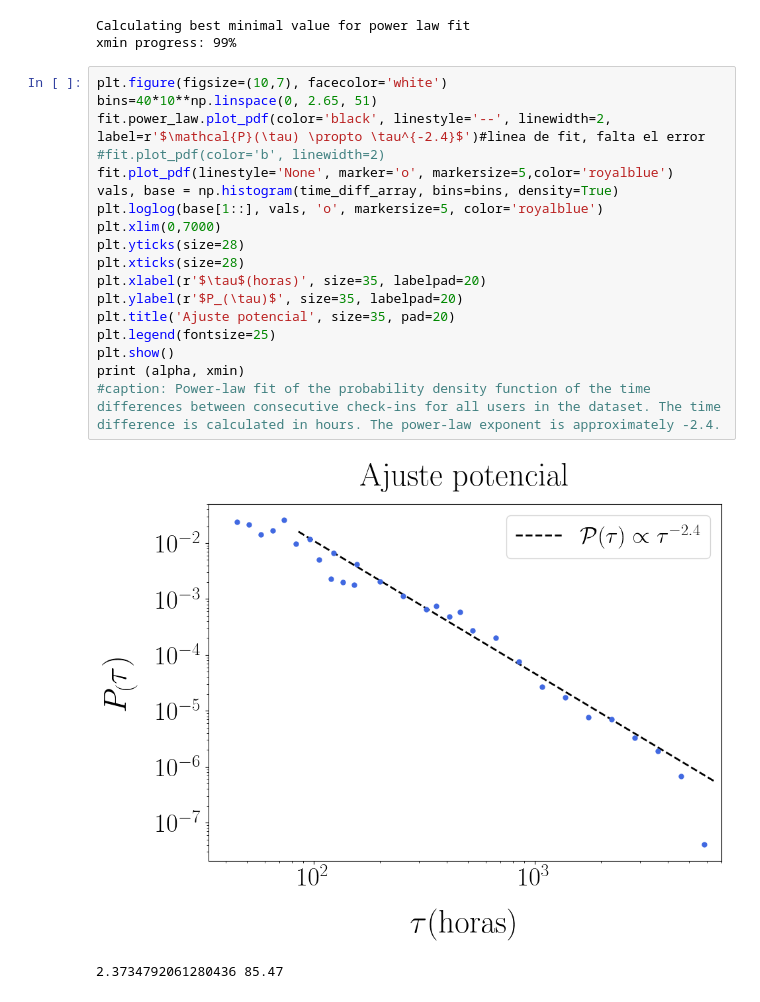
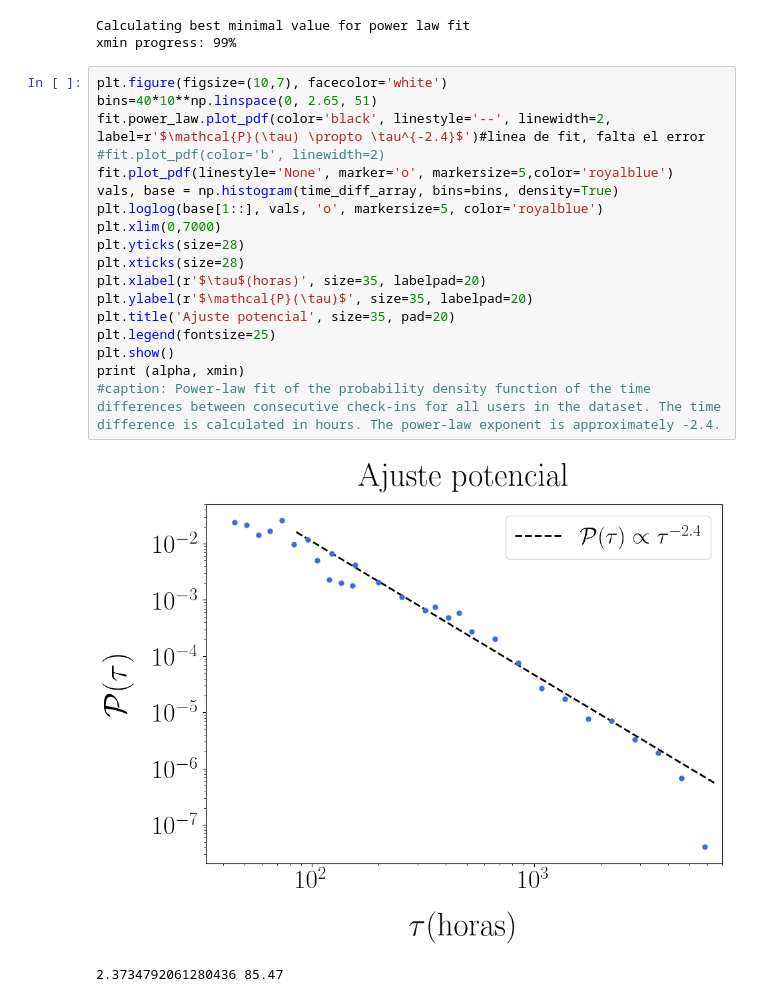
Before and after one commit to oazula/codes, a Jupyter notebook: Analisis de Pareto.ipynb, the cells around one changed output. Saved outputs shown, nothing was run; the diff lists cells and outputs as text.

```diff
--- a/Analisis de Pareto.ipynb
+++ b/Analisis de Pareto.ipynb
@@ -392,21 +388,21 @@ xmin progress: 99%
 # %%
 plt.figure(figsize=(10,7), facecolor='white')
 bins=40*10**np.linspace(0, 2.65, 51)
 fit.power_law.plot_pdf(color='black', linestyle='--', linewidth=2, label=r'$\mathcal{P}(\tau) \propto \tau^{-2.4}$')#linea de fit, falta el error
 #fit.plot_pdf(color='b', linewidth=2)
 fit.plot_pdf(linestyle='None', marker='o', markersize=5,color='royalblue')
 vals, base = np.histogram(time_diff_array, bins=bins, density=True)
 plt.loglog(base[1::], vals, 'o', markersize=5, color='royalblue')
 plt.xlim(0,7000)
 plt.yticks(size=28)
 plt.xticks(size=28)
 plt.xlabel(r'$\tau$(horas)', size=35, labelpad=20)
-plt.ylabel(r'$P_(\tau)$', size=35, labelpad=20)
+plt.ylabel(r'$\mathcal{P}(\tau)$', size=35, labelpad=20)
 plt.title('Ajuste potencial', size=35, pad=20)
 plt.legend(fontsize=25)
 plt.show()
 print (alpha, xmin)
 #caption: Power-law fit of the probability density function of the time differences between consecutive check-ins for all users in the dataset. The time difference is calculated in hours. The power-law exponent is approximately -2.4.
 # %% [output]
-[figure, old version]
+[figure, new version]
 2.3734792061280436 85.47
```
Also changed, not shown: parts of 2 cells of this notebook, 6 other files.
